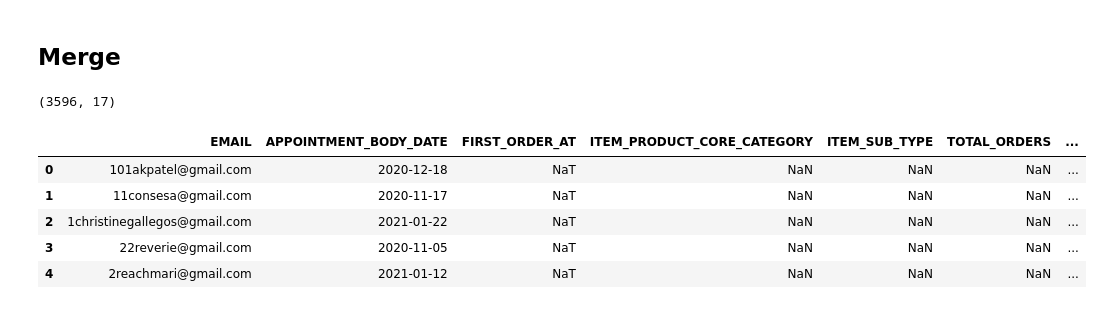
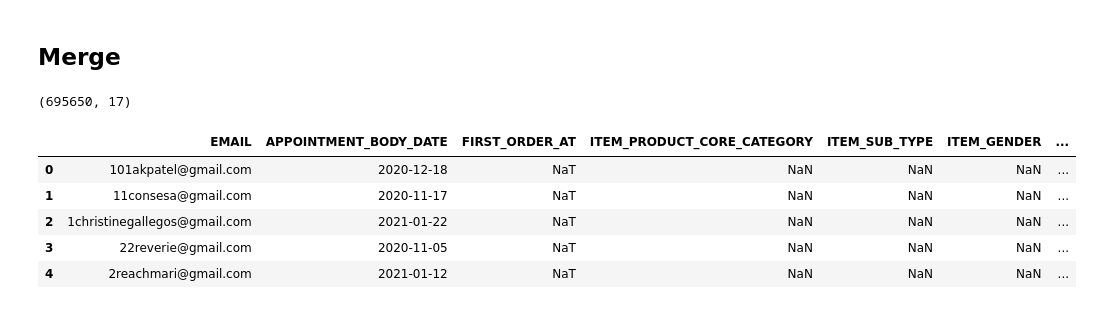
Before and after one commit to meaganlazer/Parking_Tickets_Timeseries, a Jupyter notebook: OrderData.ipynb, the cells around one changed output. Drawn from its saved outputs; the diff is of its cells as text; code cells hidden in the pictures.

```diff
--- a/OrderData.ipynb
+++ b/OrderData.ipynb
@@ -230,0 +233,3 @@ memory usage: 45.0+ MB
+# %%
+gold.dropna(inplace = True)
+gold.info()
@@ -301,7 +322,7 @@ Name: TOTAL_ORDER_VALUE, dtype: float64
 # %% [markdown]
 ## Merge
 # %%
-sub1 = pd.merge(clean_acuity,df,how='left',on='EMAIL')
+sub1 = pd.merge(gold,clean_acuity,how='left',on='EMAIL')
 sub1.shape
 # %% [output]
-(3596, 17)
+(695650, 17)
@@ -308,14 +331,14 @@ sub1.shape
 # %%
 # Create a copy of the dataframe
 sub = sub1.copy()
 
-sub = sub[[ 'EMAIL','APPOINTMENT_BODY_DATE', 'FIRST_ORDER_AT',\
-           'ITEM_PRODUCT_CORE_CATEGORY', 'ITEM_SUB_TYPE','TOTAL_ORDERS',
-           'ITEM_GENDER', 'GROSS_ORDER_VALUE','TOTAL_ORDER_VALUE']]
+sub = sub[[ 'EMAIL', 'FIRST_ORDER_AT','APPOINTMENT_BODY_DATE',\
+           'ITEM_PRODUCT_CORE_CATEGORY', 'ITEM_SUB_TYPE','ITEM_GENDER',\
+           'TOTAL_ORDERS','TOTAL_ORDER_VALUE']]
 
 sub.head()
 # %% [output]
-|  | EMAIL | APPOINTMENT_BODY_DATE | FIRST_ORDER_AT | ITEM_PRODUCT_CORE_CATEGORY | ITEM_SUB_TYPE | TOTAL_ORDERS | ... |
+|  | EMAIL | APPOINTMENT_BODY_DATE | FIRST_ORDER_AT | ITEM_PRODUCT_CORE_CATEGORY | ITEM_SUB_TYPE | ITEM_GENDER | ... |
 | 0 | 101akpatel@gmail.com | 2020-12-18 | NaT | NaN | NaN | NaN | ... |
 | 1 | 11consesa@gmail.com | 2020-11-17 | NaT | NaN | NaN | NaN | ... |
 | 2 | 1christinegallegos@gmail.com | 2021-01-22 | NaT | NaN | NaN | NaN | ... |
```
Also changed, not shown: parts of 28 cells of this notebook.
